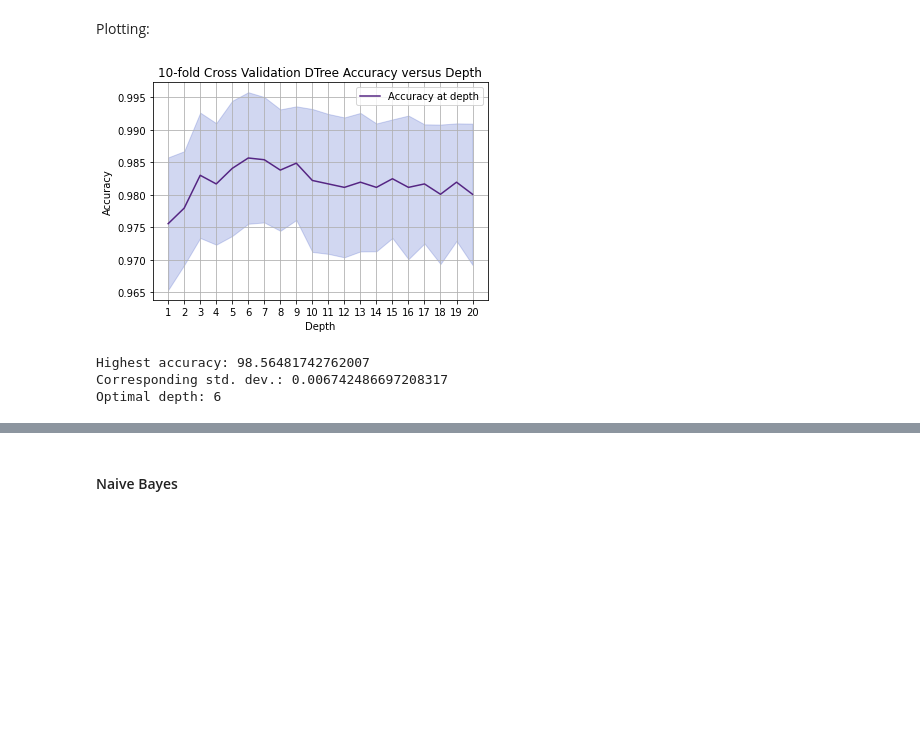
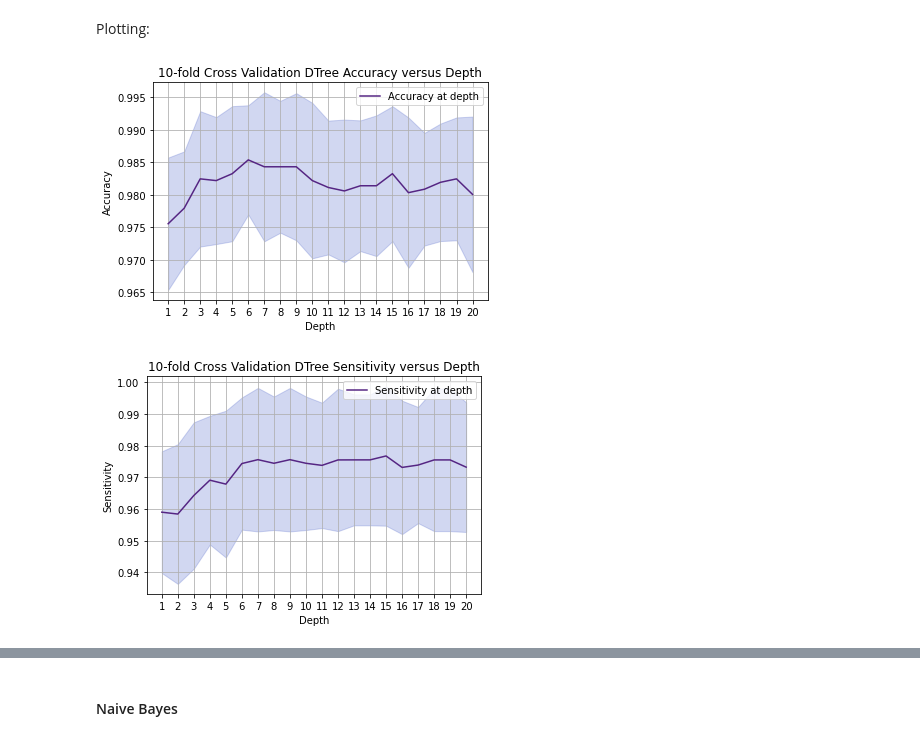
Before and after one commit to jerryadamsfranklin/brain-tumour-detection, a Jupyter notebook: crossValidModels.ipynb, the cells around one changed output, grey strips where cells are left out. Drawn from its saved outputs; the diff is of its cells as text; code cells hidden in the pictures; blank space fills up the shorter version.

Commit message:
added prec and recall scoring for cross val + new dTree graphs

```diff
--- a/crossValidModels.ipynb
+++ b/crossValidModels.ipynb
@@ -140,4 +245,7 @@ cvr = RepeatedKFold(n_splits = 10, n_repeats = 3, random_state = 42)  # creates
 # %%
 svm_linear = SVC(kernel = 'linear', gamma = 'auto')  # create model
 
-scores = cross_val_score(svm_linear, X, Y, scoring = 'accuracy', cv = cvr)  # calc accuracy
+# scores = cross_val_score(svm_linear, X, Y, scoring = 'accuracy', cv = cvr)  # calc accuracy
+
+scoring = ['accuracy', 'precision', 'recall']  # select metrics
+scores = cross_validate(svm_linear, X, Y, scoring = scoring, cv = cvr)  # calc scores
@@ -171,28 +302,26 @@ for depth in depth_range:
 # %% [markdown]
 Plotting:
 # %%
-scores_mean, scores_std = np.array(scores_mean), np.array(scores_std)
+def dTreePlot(scores_mean, scores_std, metr):
+#     scores_mean, scores_std = np.array(scores_mean), np.array(scores_std)
 
-plt.plot(depth_range, scores_mean, color = '#552583', label = 'Accuracy at depth')
-plt.fill_between(depth_range, scores_mean - 1.5 * scores_std, scores_mean + 1.5 * scores_std, color = '#1c39bb', alpha = 0.2)
-plt.xticks(depth_range)
-plt.grid()
-plt.legend()
-plt.title('10-fold Cross Validation DTree Accuracy versus Depth')
-plt.xlabel('Depth')
-plt.ylabel('Accuracy')
-# plt.savefig(os.getcwd() + '/Graphs/crossValid/dTree')
-plt.show()
-plt.close()
+    plt.plot(depth_range, scores_mean, color = '#552583', label = '{} at depth'.format(metr))
+    plt.fill_between(depth_range, scores_mean - 1.5 * scores_std, scores_mean + 1.5 * scores_std, color = '#1c39bb', alpha = 0.2)
+    plt.xticks(depth_range)
+    plt.grid()
+    plt.legend()
+    plt.title('10-fold Cross Validation DTree {} versus Depth'.format(metr))
+    plt.xlabel('Depth')
+    plt.ylabel(metr)
+    plt.savefig(os.getcwd() + '/Graphs/crossValid/dTree' + metr)
+    plt.show()
+    plt.close()
-# %% [output]
-[figure, removed]
-# %%
-max_idx = scores_mean.argmax()
-
-print('Highest accuracy:', scores_mean[max_idx] * 100)
-print('Corresponding std. dev.:', scores_std[max_idx])
-print('Optimal depth:', depth_range[max_idx])
-# %% [output]
-Highest accuracy: 98.56481742762007
-Corresponding std. dev.: 0.006742486697208317
-Optimal depth: 6
+# %%
+acc_mean, acc_std = np.array(acc_mean), np.array(acc_std)
+recall_mean, recall_std = np.array(recall_mean), np.array(recall_std)
+
+dTreePlot(acc_mean, acc_std, 'Accuracy')
+dTreePlot(recall_mean, recall_std, 'Sensitivity')
+# %% [output]
+[figure, added]
+[figure, added]
```
Also changed, not shown: parts of 33 cells of this notebook, 2 other files.
